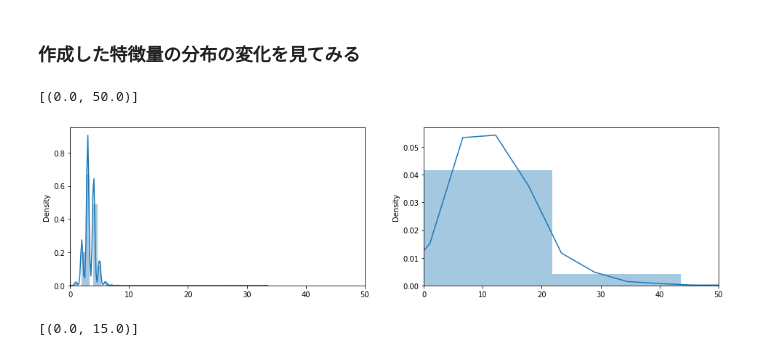
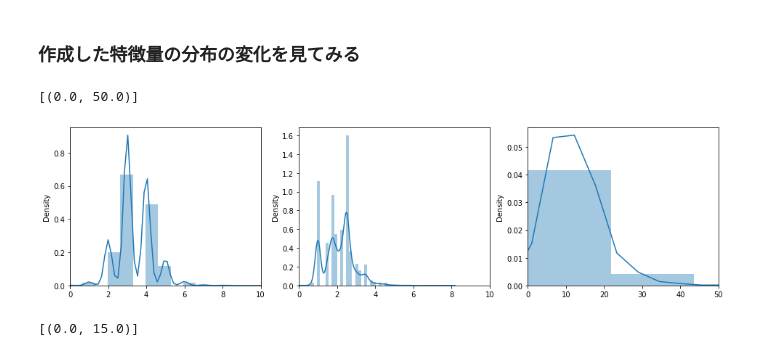
Before and after one commit to kazuki-komori/coursera, a Jupyter notebook: regression/CSR_regression_w2.ipynb, the cells around one changed output. Saved outputs shown, nothing was run; the diff lists cells and outputs as text; code cells hidden in the pictures.

```diff
--- a/regression/CSR_regression_w2.ipynb
+++ b/regression/CSR_regression_w2.ipynb
@@ -151,14 +151,16 @@ lat_plus_long: -74.65
 # %% [markdown]
 ### 作成した特徴量の分布の変化を見てみる
 # %%
-fig, axes = plt.subplots(1, 2, figsize=(16, 4))
+fig, axes = plt.subplots(1, 3, figsize=(16, 4))
 sns.distplot(df_test["bedrooms"], ax=axes[0])
-axes[0].set(xlim=(0, 50))
-sns.distplot(df_test["bedrooms_squared"], ax=axes[1])
-axes[1].set(xlim=(0, 50))
+axes[0].set(xlim=(0, 10))
+sns.distplot(df_test["bathrooms"], ax=axes[1])
+axes[1].set(xlim=(0, 10))
+sns.distplot(df_test["bedrooms_squared"], ax=axes[2])
+axes[2].set(xlim=(0, 50))
 # %% [output]
 [(0.0, 50.0)]
-[figure, old version]
+[figure, new version]
 # %%
 fig, axes = plt.subplots(1, 2, figsize=(16, 4))
 sns.distplot(df_test["sqft_living"], ax=axes[0],)
```
Also changed, not shown: parts of 7 cells of this notebook.
